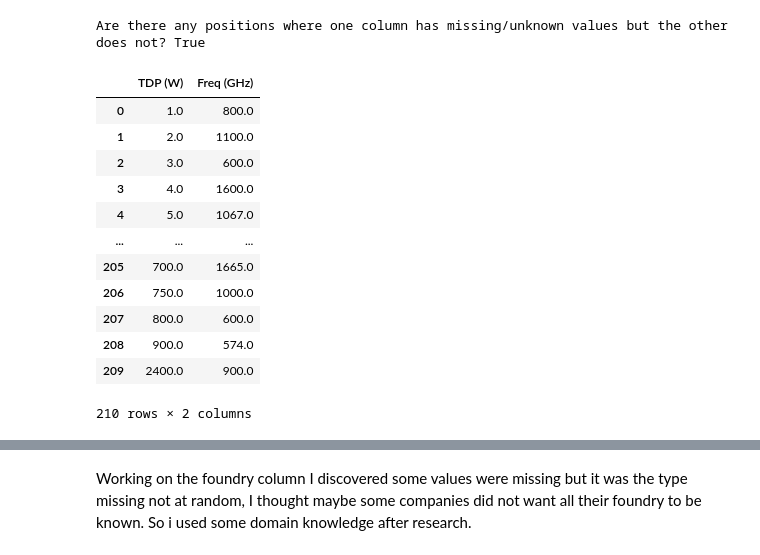
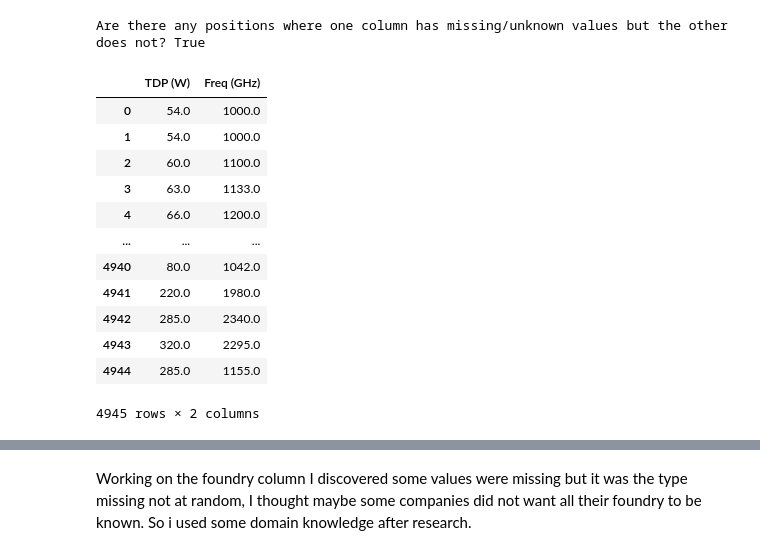
Before and after one commit to Mercymerine/Machine_Learning_1, a Jupyter notebook: Moore's_law.ipynb, the cells around one changed output, grey strips where cells are left out. Drawn from its saved outputs; the diff is of its cells as text; code cells hidden in the pictures.

```diff
--- a/Moore's_law.ipynb
+++ b/Moore's_law.ipynb
@@ -197,19 +223,19 @@ print(f"\nAre there any positions where one column has missing/unknown values bu
 # %% [output]
 Are there any positions where one column has missing/unknown values but the other does not? True
 # %%
-tdf_freq = df.groupby('TDP (W)')['Freq (GHz)'].first().reset_index()
+tdf_freq = df[['TDP (W)','Freq (GHz)']]
 tdf_freq
 # %% [output]
 |  | TDP (W) | Freq (GHz) |
-| 0 | 1.0 | 800.0 |
-| 1 | 2.0 | 1100.0 |
-| 2 | 3.0 | 600.0 |
-| 3 | 4.0 | 1600.0 |
-| 4 | 5.0 | 1067.0 |
+| 0 | 54.0 | 1000.0 |
+| 1 | 54.0 | 1000.0 |
+| 2 | 60.0 | 1100.0 |
+| 3 | 63.0 | 1133.0 |
+| 4 | 66.0 | 1200.0 |
 | ... | ... | ... |
-| 205 | 700.0 | 1665.0 |
-| 206 | 750.0 | 1000.0 |
-| 207 | 800.0 | 600.0 |
-| 208 | 900.0 | 574.0 |
-| 209 | 2400.0 | 900.0 |
+| 4940 | 80.0 | 1042.0 |
+| 4941 | 220.0 | 1980.0 |
+| 4942 | 285.0 | 2340.0 |
+| 4943 | 320.0 | 2295.0 |
+| 4944 | 285.0 | 1155.0 |
-210 rows × 2 columns
+4945 rows × 2 columns
```
Also changed, not shown: parts of 9 cells of this notebook.
